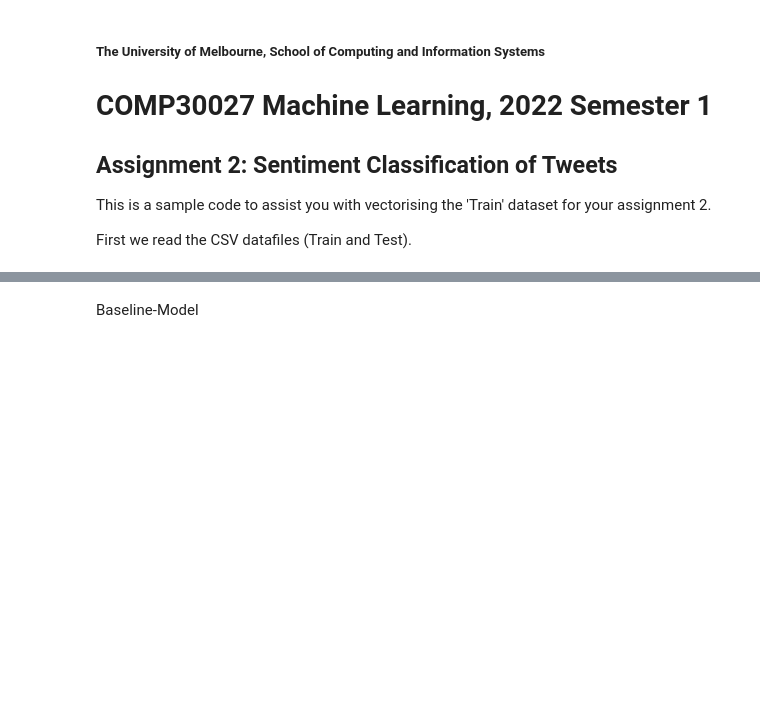
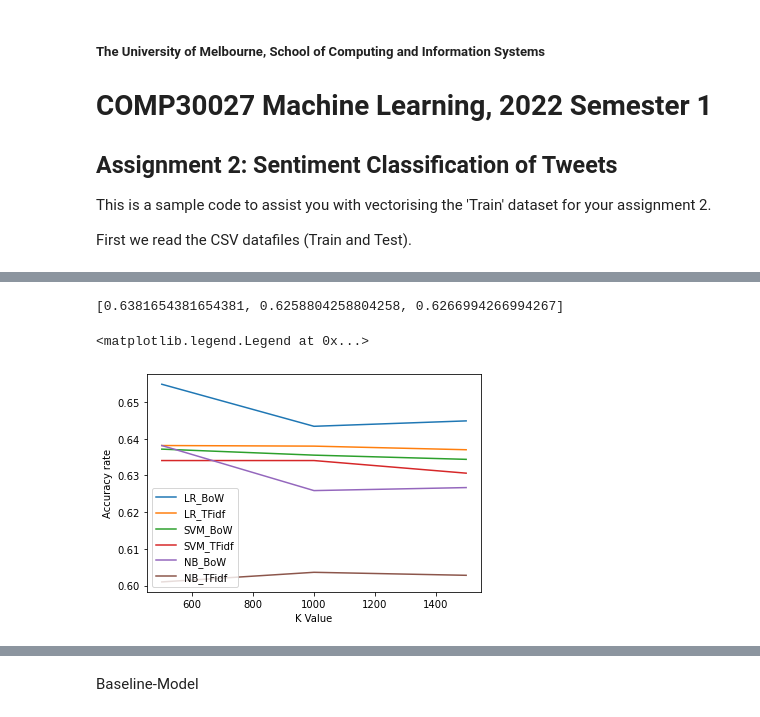
Before and after one commit to RicardoXXXXXX/Tweet-s-sentiment-prediction, a Jupyter notebook: COMP30027-Assignment2-feature_analysis.ipynb, the cells around one changed output, grey strips where cells are left out. Drawn from its saved outputs; the diff is of its cells as text; code cells hidden in the pictures; blank space fills up the shorter version.

Commit message:
Update COMP30027-Assignment2-feature_analysis.ipynb
TFidf vs Bow graph

```diff
--- a/COMP30027-Assignment2-feature_analysis.ipynb
+++ b/COMP30027-Assignment2-feature_analysis.ipynb
@@ -139,0 +154,52 @@ x_test_chi = selector.transform(X_test_BoW)
+# %%
+lr_BoW = []
+lr_tfidf = []
+svm_BoW = []
+svm_tfidf = []
+NB_BoW = []
+NB_tfidf = []
+for k in range(500,2000,500):
+    x_train_chi_Bow, x_test_chi_Bow = chi_BoW(k, X_train_BoW, X_valid_BoW)
+    x_train_chi_Tfidf , x_test_chi_Tfidf = chi_Tfidf(k, X_train_tfidf,X_valid_tfidf)
+    lr1 = LogisticRegression(max_iter=2000).fit(x_train_chi_Bow, y_train)
+    lr1_acc = np.mean(cross_val_score(lr1,x_test_chi_Bow,y_valid,cv = 5))
+    lr_BoW.append(lr1_acc)
+    lr2 = LogisticRegression(max_iter=2000).fit(x_train_chi_Tfidf, y_train)
+    lr2_acc = np.mean(cross_val_score(lr2,x_test_chi_Tfidf,y_valid,cv = 5))
+    lr_tfidf.append(lr2_acc)
+    clf1 = SVC().fit(x_train_chi_Bow, y_train)
+    clf1_acc = np.mean(cross_val_score(clf1,x_test_chi_Bow,y_valid,cv = 5))
+    svm_BoW.append(clf1_acc)
+    clf2 = SVC().fit(x_train_chi_Tfidf, y_train)
+    clf2_acc = np.mean(cross_val_score(clf2,x_test_chi_Tfidf,y_valid,cv = 5))
+    svm_tfidf.append(clf2_acc)
+    nb1 = MultinomialNB().fit(x_train_chi_Bow, y_train)
+    nb1_acc = np.mean(cross_val_score(nb1,x_test_chi_Bow,y_valid,cv = 5))
+    NB_BoW.append(nb1_acc)
+    nb2 = MultinomialNB().fit(x_train_chi_Tfidf, y_train)
+    nb2_acc = np.mean(cross_val_score(nb2,x_test_chi_Tfidf,y_valid,cv = 5))
+    NB_tfidf.append(nb2_acc)
+# %%
+NB_BoW
+# %% [output]
+[0.6381654381654381, 0.6258804258804258, 0.6266994266994267]
+# %%
+x = np.arange(500,2000,500)
+y1 = np.array(lr_BoW )
+y2 = np.array(lr_tfidf)
+y3 = np.array(svm_BoW )
+y4 = np.array(svm_tfidf)
+y5 = np.array(NB_BoW )
+y6 = np.array(NB_tfidf)
+plt.plot(x, y1)
+plt.plot(x, y2)
+plt.plot(x, y3)
+plt.plot(x, y4)
+plt.plot(x, y5)
+plt.plot(x, y6)
+plt.xlabel("K Value")
+plt.ylabel("Accuracy rate")
+plt.legend(['LR_BoW','LR_TFidf', 'SVM_BoW', 'SVM_TFidf', 'NB_BoW', 'NB_TFidf'])
+# %% [output]
+<matplotlib.legend.Legend at 0x...>
+[figure, added]
```
Also changed, not shown: parts of 15 cells of this notebook.
